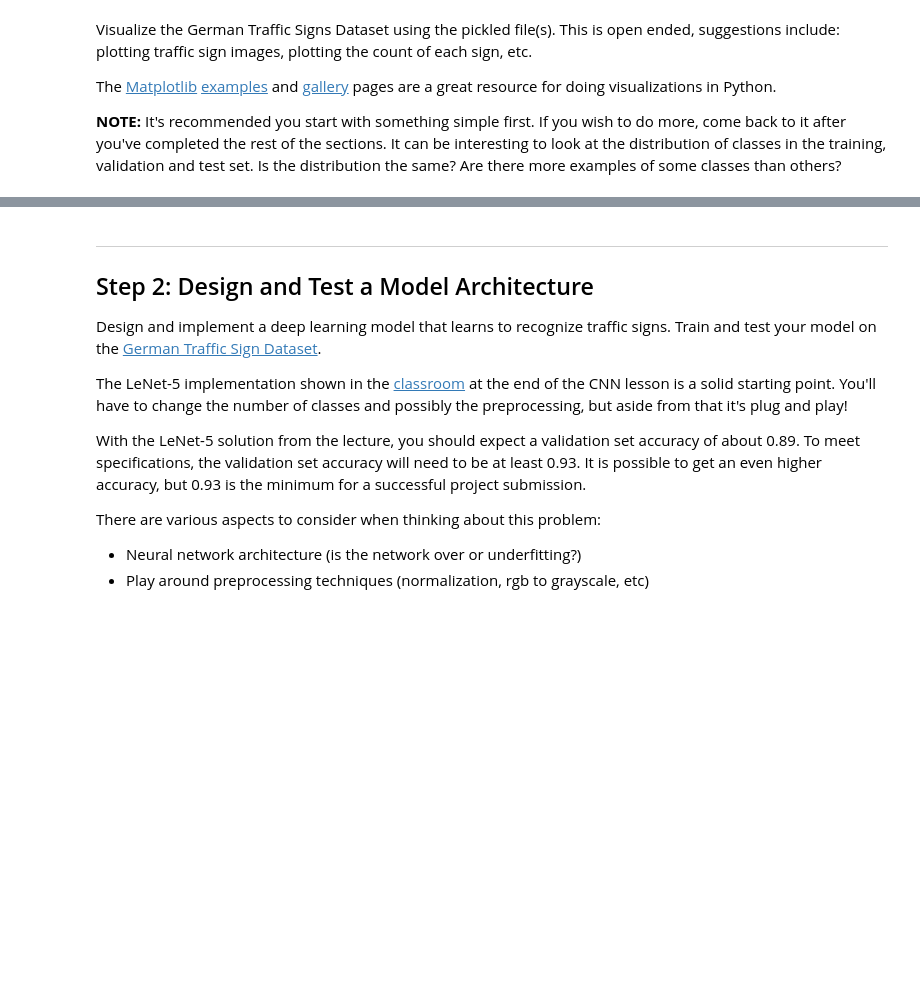
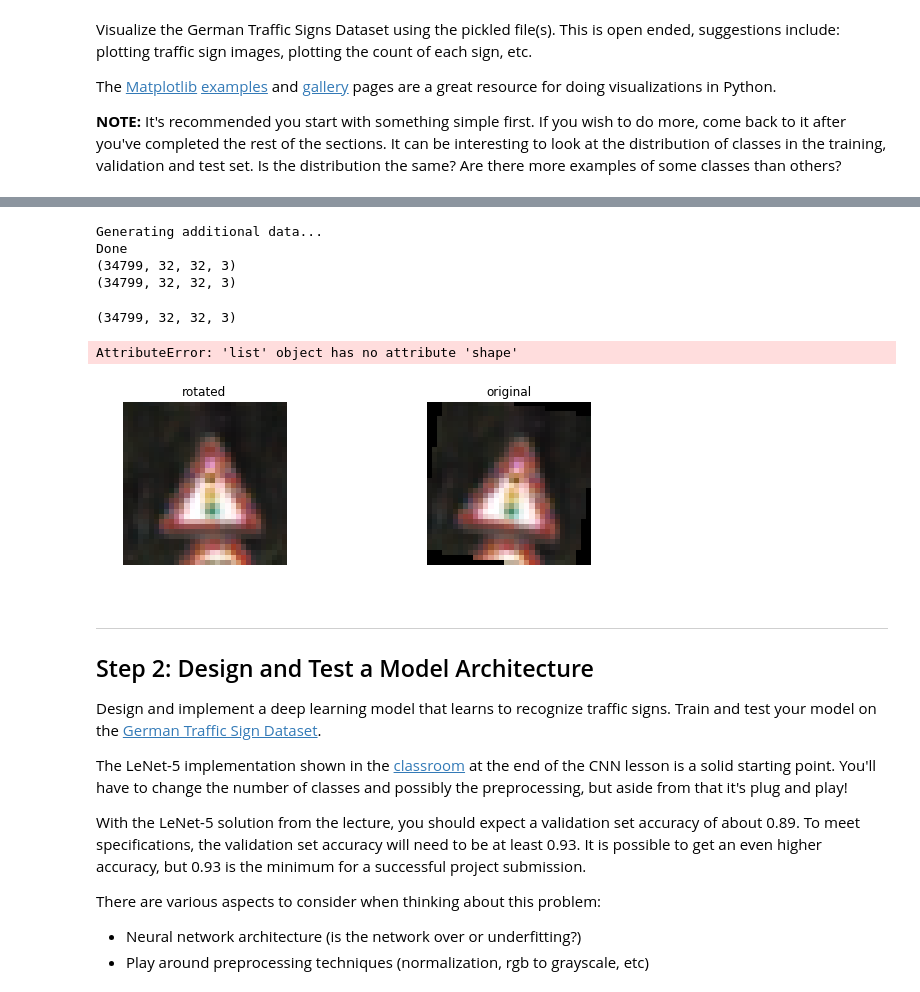
Before and after one commit to pomeroyd/project2_r1p0, a Jupyter notebook: Traffic_Sign_Classifier.ipynb, the cells around one changed output, grey strips where cells are left out. Drawn from its saved outputs; the diff is of its cells as text; code cells hidden in the pictures; blank space fills up the shorter version.

```diff
--- a/Traffic_Sign_Classifier.ipynb
+++ b/Traffic_Sign_Classifier.ipynb
@@ -203,0 +268,52 @@ print(hist)
+# %%
+import scipy.ndimage
+
+inputs_per_class = np.bincount(y_train)
+max_inputs = np.max(inputs_per_class)
+
+print('Generating additional data...')
+angles = [-5, 5, -10, 10, -15, 15, -20, 20]
+
+for i in range(len(inputs_per_class)):
+    input_ratio = min(int(max_inputs / inputs_per_class[i]) - 1, len(angles) - 1)
+
+    if input_ratio <= 1:
+        continue
+
+    new_features = np.zeros_like(X_train)
+    new_labels = np.zeros_like(y_train)
+    mask = np.where(y_train == i)
+
+    for j in range(input_ratio):
+        for feature in X_train[mask]:
+            new_features[feature]=(scipy.ndimage.rotate(feature, angles[j], reshape=False))
+            new_labels[i] =i
+print("Done")
+print(X_train.shape)
+print(new_features.shape)
+# %% [output]
+Generating additional data...
+Done
+(34799, 32, 32, 3)
+(34799, 32, 32, 3)
+# %%
+#print("new shape = ", new_features)
+image_rotate = scipy.ndimage.rotate(image, angles[2], reshape=False)
+
+fig, axs = plt.subplots(1,2, figsize=(10, 3))
+axs = axs.ravel()
+
+axs[0].axis('off')
+axs[0].set_title('rotated')
+axs[0].imshow(image)
+
+axs[1].axis('off')
+axs[1].set_title('original')
+axs[1].imshow(image_rotate)
+
+print(X_train.shape)
+print(new_features.shape)
+# %% [output]
+(34799, 32, 32, 3)
+AttributeError: 'list' object has no attribute 'shape'
+[figure, added]
```
Also changed, not shown: parts of 12 cells of this notebook.
